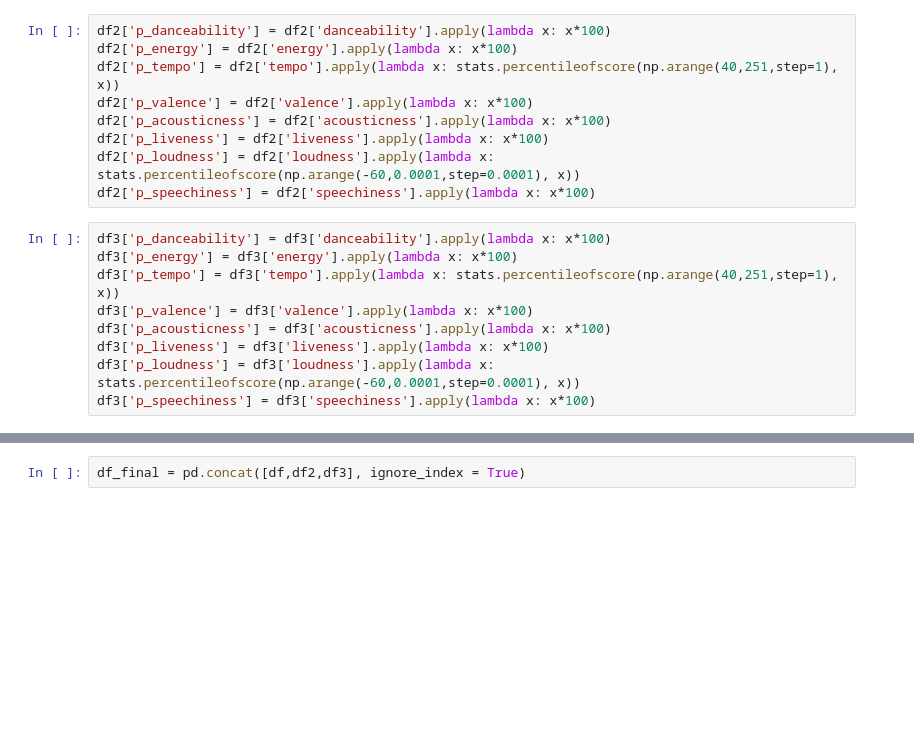
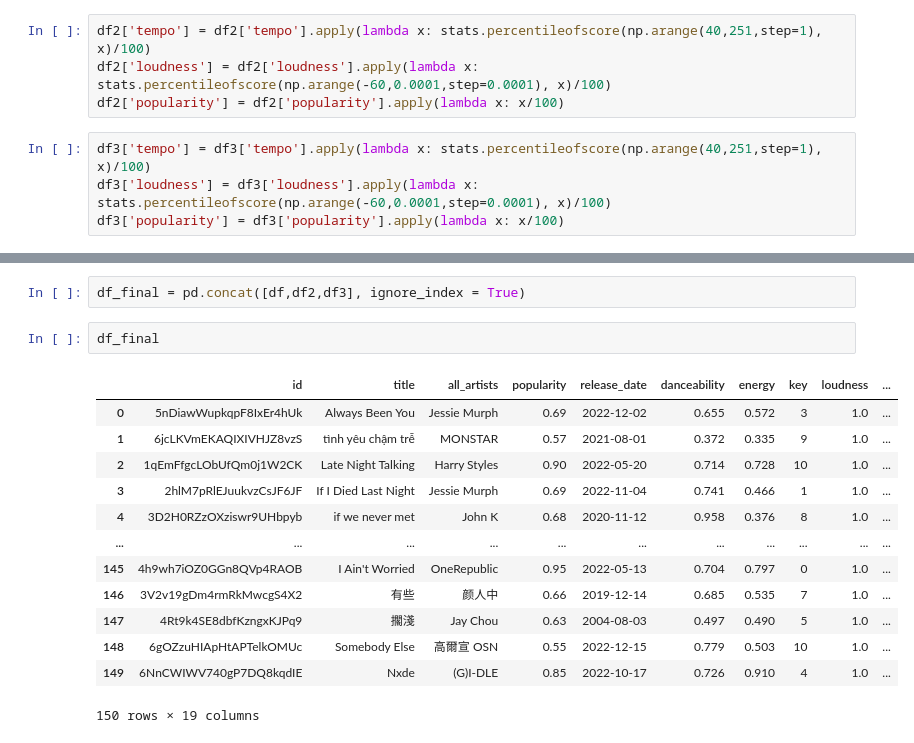
Before and after one commit to YunlouTeng/Spotify-playlists-comparsion-viz, a Jupyter notebook: data_collection.ipynb, the cells around one changed output, grey strips where cells are left out. Saved outputs shown, nothing was run; the diff lists cells and outputs as text; blank space fills up the shorter version.

```diff
--- a/data_collection.ipynb
+++ b/data_collection.ipynb
@@ -119,27 +134,33 @@ df['p_speechiness'] = df['speechiness'].apply(lambda x: x*100)
 # %%
-df2['p_danceability'] = df2['danceability'].apply(lambda x: x*100)
-df2['p_energy'] = df2['energy'].apply(lambda x: x*100)
-df2['p_tempo'] = df2['tempo'].apply(lambda x: stats.percentileofscore(np.arange(40,251,step=1), x))
-df2['p_valence'] = df2['valence'].apply(lambda x: x*100)
-df2['p_acousticness'] = df2['acousticness'].apply(lambda x: x*100)
-df2['p_liveness'] = df2['liveness'].apply(lambda x: x*100)
-df2['p_loudness'] = df2['loudness'].apply(lambda x: stats.percentileofscore(np.arange(-60,0.0001,step=0.0001), x))
-df2['p_speechiness'] = df2['speechiness'].apply(lambda x: x*100)
+df2['tempo'] = df2['tempo'].apply(lambda x: stats.percentileofscore(np.arange(40,251,step=1), x)/100)
+df2['loudness'] = df2['loudness'].apply(lambda x: stats.percentileofscore(np.arange(-60,0.0001,step=0.0001), x)/100)
+df2['popularity'] = df2['popularity'].apply(lambda x: x/100)
 # %%
-df3['p_danceability'] = df3['danceability'].apply(lambda x: x*100)
-df3['p_energy'] = df3['energy'].apply(lambda x: x*100)
-df3['p_tempo'] = df3['tempo'].apply(lambda x: stats.percentileofscore(np.arange(40,251,step=1), x))
-df3['p_valence'] = df3['valence'].apply(lambda x: x*100)
-df3['p_acousticness'] = df3['acousticness'].apply(lambda x: x*100)
-df3['p_liveness'] = df3['liveness'].apply(lambda x: x*100)
-df3['p_loudness'] = df3['loudness'].apply(lambda x: stats.percentileofscore(np.arange(-60,0.0001,step=0.0001), x))
-df3['p_speechiness'] = df3['speechiness'].apply(lambda x: x*100)
+df3['tempo'] = df3['tempo'].apply(lambda x: stats.percentileofscore(np.arange(40,251,step=1), x)/100)
+df3['loudness'] = df3['loudness'].apply(lambda x: stats.percentileofscore(np.arange(-60,0.0001,step=0.0001), x)/100)
+df3['popularity'] = df3['popularity'].apply(lambda x: x/100)
 # %%
 df['playlist'] = "My Playlist"
 df2['playlist'] = 'TOP50 USA'
 df3['playlist'] = 'TOP50 TAIWAN'
 # %%
 df_final = pd.concat([df,df2,df3], ignore_index = True)
+# %%
+df_final
+# %% [output]
+|  | id | title | all_artists | popularity | release_date | danceability | energy | key | loudness | ... |
+| 0 | 5nDiawWupkqpF8IxEr4hUk | Always Been You | Jessie Murph | 0.69 | 2022-12-02 | 0.655 | 0.572 | 3 | 1.0 | ... |
+| 1 | 6jcLKVmEKAQIXIVHJZ8vzS | tình yêu chậm trễ | MONSTAR | 0.57 | 2021-08-01 | 0.372 | 0.335 | 9 | 1.0 | ... |
+| 2 | 1qEmFfgcLObUfQm0j1W2CK | Late Night Talking | Harry Styles | 0.90 | 2022-05-20 | 0.714 | 0.728 | 10 | 1.0 | ... |
+| 3 | 2hlM7pRlEJuukvzCsJF6JF | If I Died Last Night | Jessie Murph | 0.69 | 2022-11-04 | 0.741 | 0.466 | 1 | 1.0 | ... |
+| 4 | 3D2H0RZzOXziswr9UHbpyb | if we never met | John K | 0.68 | 2020-11-12 | 0.958 | 0.376 | 8 | 1.0 | ... |
+| ... | ... | ... | ... | ... | ... | ... | ... | ... | ... | ... |
+| 145 | 4h9wh7iOZ0GGn8QVp4RAOB | I Ain't Worried | OneRepublic | 0.95 | 2022-05-13 | 0.704 | 0.797 | 0 | 1.0 | ... |
+| 146 | 3V2v19gDm4rmRkMwcgS4X2 | 有些 | 颜人中 | 0.66 | 2019-12-14 | 0.685 | 0.535 | 7 | 1.0 | ... |
+| 147 | 4Rt9k4SE8dbfKzngxKJPq9 | 擱淺 | Jay Chou | 0.63 | 2004-08-03 | 0.497 | 0.490 | 5 | 1.0 | ... |
+| 148 | 6gOZzuHIApHtAPTelkOMUc | Somebody Else | 高爾宣 OSN | 0.55 | 2022-12-15 | 0.779 | 0.503 | 10 | 1.0 | ... |
+| 149 | 6NnCWIWV740gP7DQ8kqdIE | Nxde | (G)I-DLE | 0.85 | 2022-10-17 | 0.726 | 0.910 | 4 | 1.0 | ... |
+150 rows × 19 columns
 # %%
 dff = df[['danceability','energy','tempo','valence','acousticness','liveness','loudness','speechiness']]
 
```
Also changed, not shown: parts of 11 cells of this notebook.
